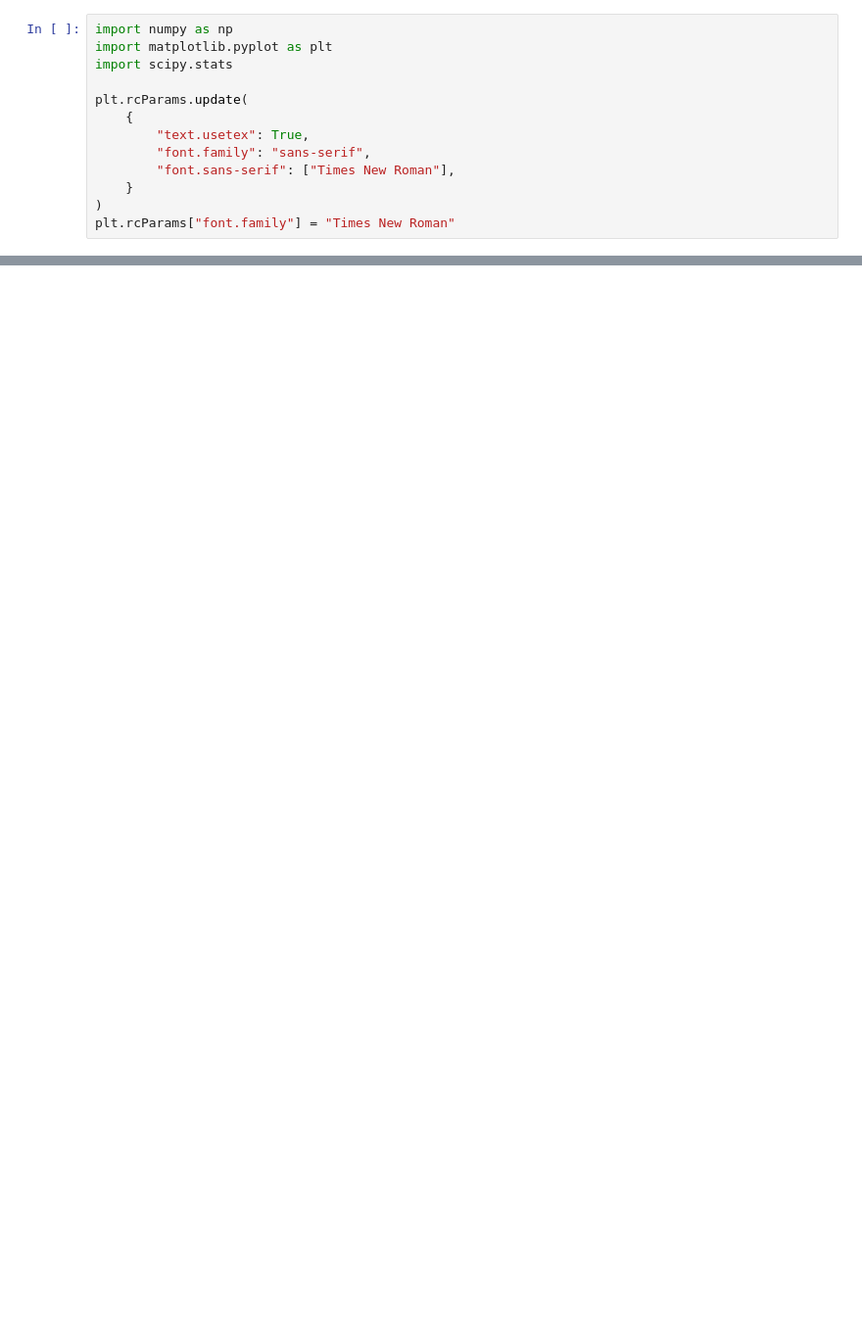
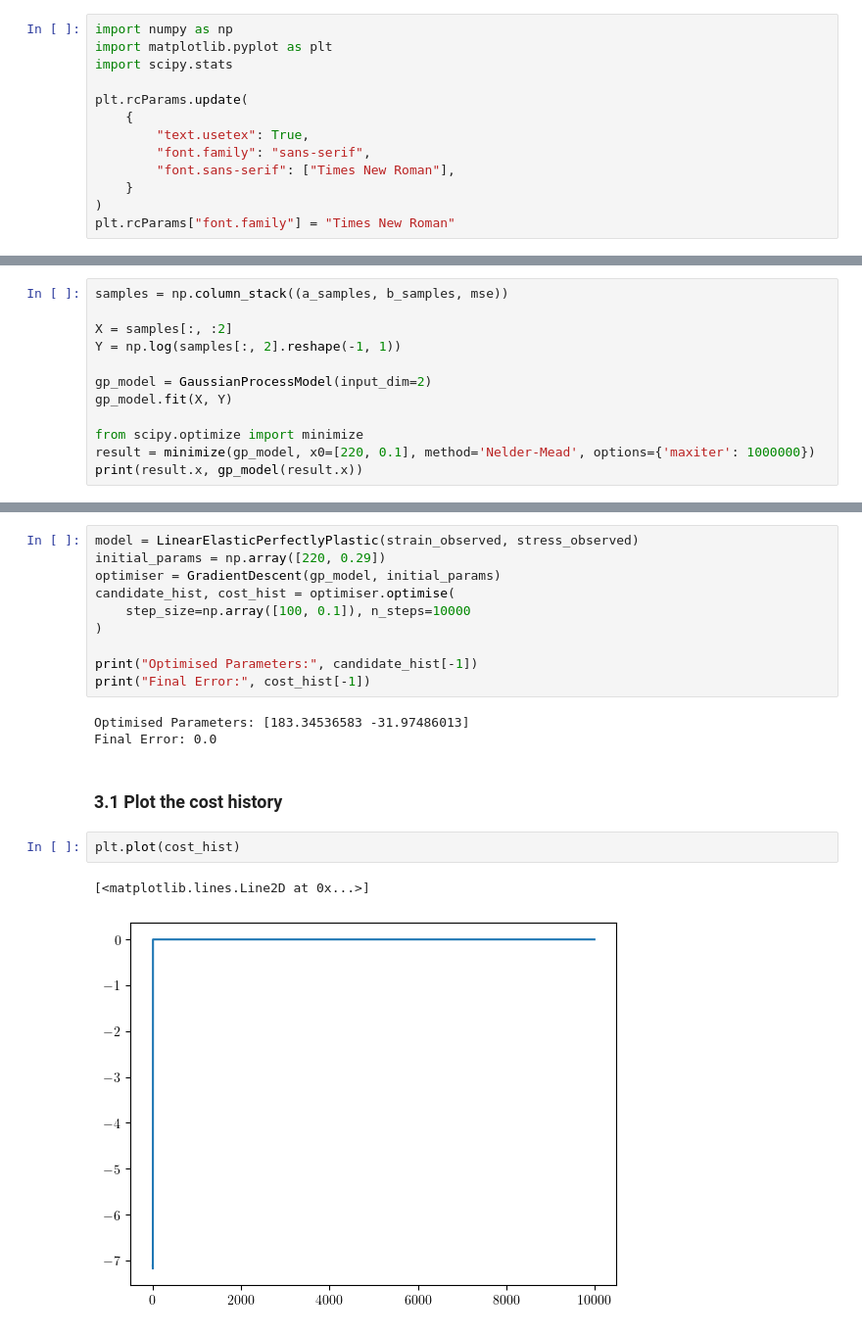
Before and after one commit to mark-hobbs/articles, a Jupyter notebook: model-calibration/model-calibration-toy.ipynb, the cells around one changed output, grey strips where cells are left out. Shown at 98% size. Drawn from its saved outputs; the diff is of its cells as text; blank space fills up the shorter version.

Commit message:
Initial working example

```diff
--- a/model-calibration/model-calibration-toy.ipynb
+++ b/model-calibration/model-calibration-toy.ipynb
@@ -114,0 +281,12 @@ plt.tight_layout()
+# %%
+samples = np.column_stack((a_samples, b_samples, mse))
+
+X = samples[:, :2]
+Y = np.log(samples[:, 2].reshape(-1, 1))
+
+gp_model = GaussianProcessModel(input_dim=2)
+gp_model.fit(X, Y)
+
+from scipy.optimize import minimize
+result = minimize(gp_model, x0=[220, 0.1], method='Nelder-Mead', options={'maxiter': 1000000})
+print(result.x, gp_model(result.x))
@@ -114,0 +378,20 @@ plt.tight_layout()
+# %%
+model = LinearElasticPerfectlyPlastic(strain_observed, stress_observed)
+initial_params = np.array([220, 0.29])
+optimiser = GradientDescent(gp_model, initial_params)
+candidate_hist, cost_hist = optimiser.optimise(
+    step_size=np.array([100, 0.1]), n_steps=10000
+)
+
+print("Optimised Parameters:", candidate_hist[-1])
+print("Final Error:", cost_hist[-1])
+# %% [output]
+Optimised Parameters: [183.34536583 -31.97486013]
+Final Error: 0.0
+# %% [markdown]
+### 3.1 Plot the cost history
+# %%
+plt.plot(cost_hist)
+# %% [output]
+[<matplotlib.lines.Line2D at 0x...>]
+[figure, added]
```
Also changed, not shown: parts of 47 cells of this notebook.
